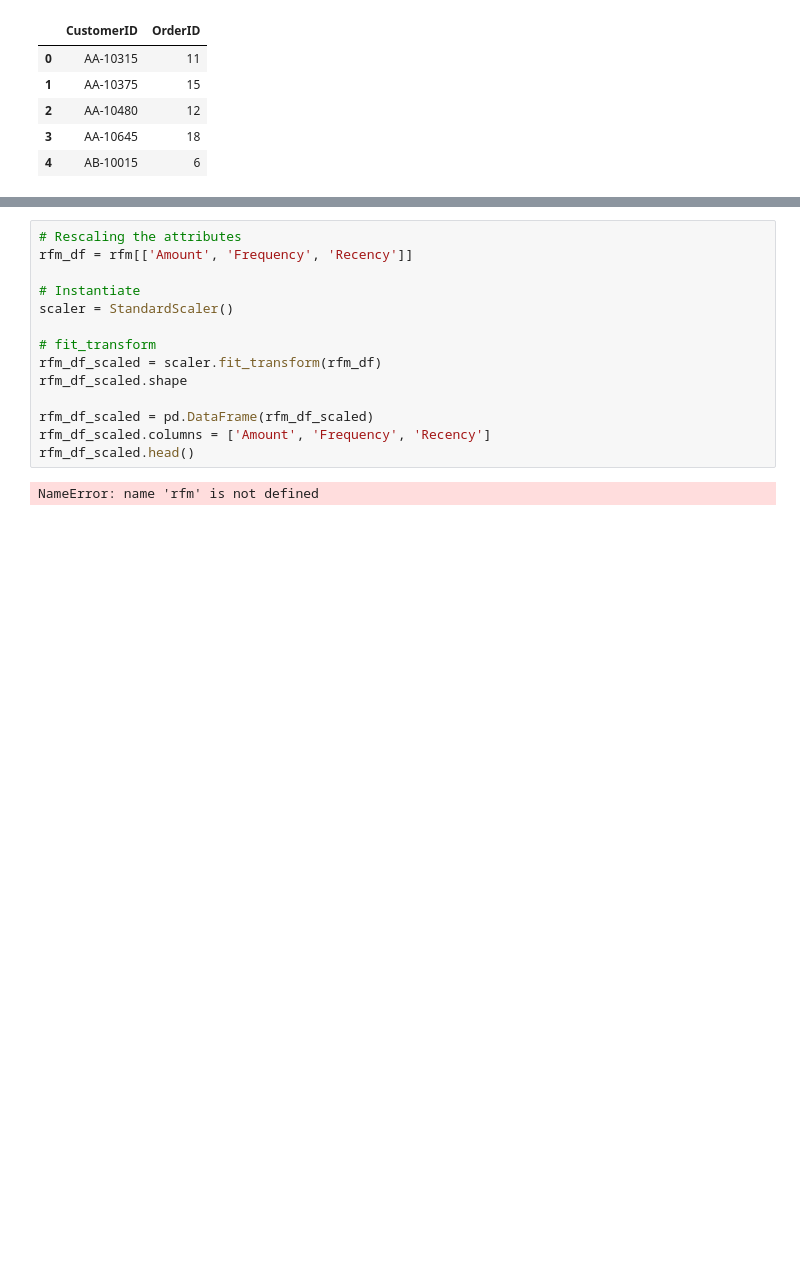
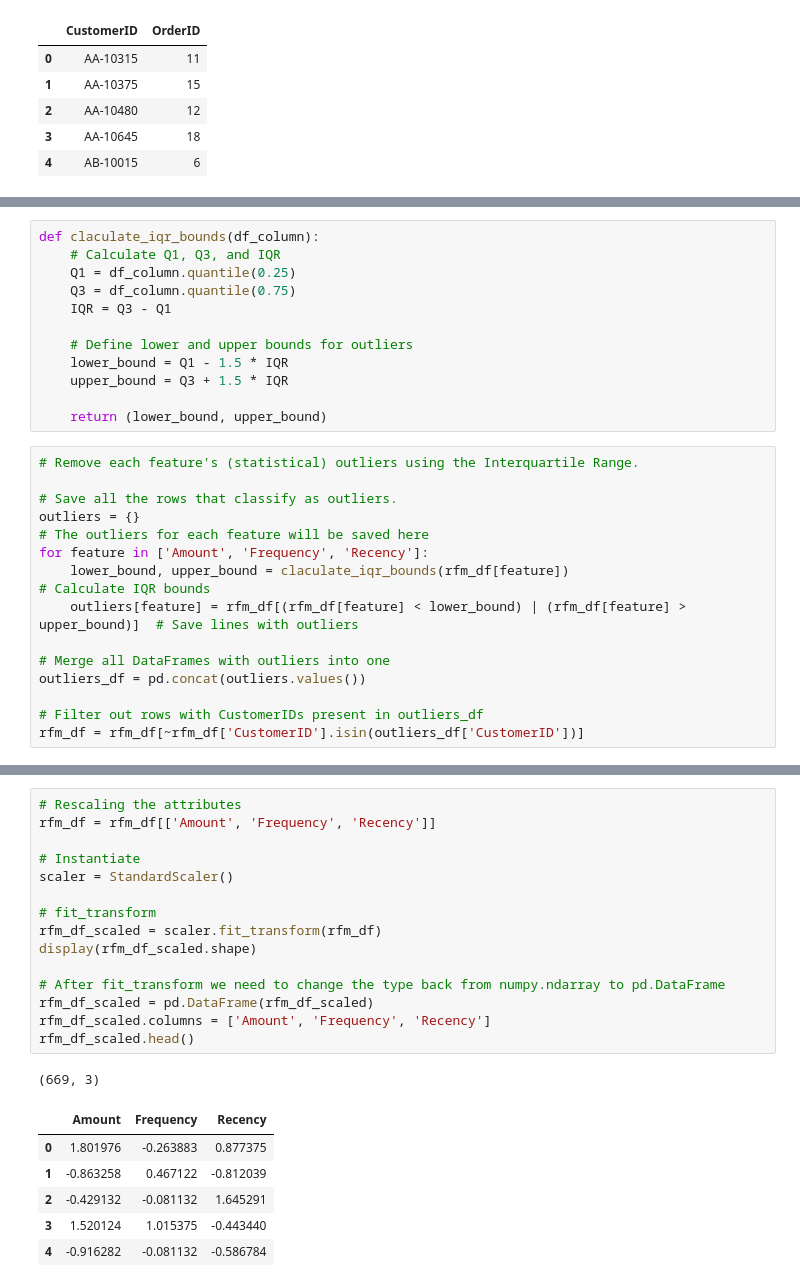
Before and after one commit to michalpasternak7/e-Commerce, a Jupyter notebook: superstore_clustering.ipynb, the cells around one changed output, grey strips where cells are left out. Cells and saved outputs as stored; diff of their text form; blank space fills up the shorter version.

```diff
--- a/superstore_clustering.ipynb
+++ b/superstore_clustering.ipynb
@@ -103,0 +142,26 @@ rfm_df
+# %%
+def claculate_iqr_bounds(df_column):
+    # Calculate Q1, Q3, and IQR
+    Q1 = df_column.quantile(0.25)
+    Q3 = df_column.quantile(0.75)
+    IQR = Q3 - Q1
+
+    # Define lower and upper bounds for outliers
+    lower_bound = Q1 - 1.5 * IQR
+    upper_bound = Q3 + 1.5 * IQR
+
+    return (lower_bound, upper_bound)
+# %%
+# Remove each feature's (statistical) outliers using the Interquartile Range.
+
+# Save all the rows that classify as outliers.
+outliers = {}                                                                                      # The outliers for each feature will be saved here
+for feature in ['Amount', 'Frequency', 'Recency']:
+    lower_bound, upper_bound = claculate_iqr_bounds(rfm_df[feature])                               # Calculate IQR bounds
+    outliers[feature] = rfm_df[(rfm_df[feature] < lower_bound) | (rfm_df[feature] > upper_bound)]  # Save lines with outliers
+
+# Merge all DataFrames with outliers into one
+outliers_df = pd.concat(outliers.values())
+
+# Filter out rows with CustomerIDs present in outliers_df
+rfm_df = rfm_df[~rfm_df['CustomerID'].isin(outliers_df['CustomerID'])]
@@ -104,16 +173,23 @@ rfm_df
 # %%
 # Rescaling the attributes
-rfm_df = rfm[['Amount', 'Frequency', 'Recency']]
+rfm_df = rfm_df[['Amount', 'Frequency', 'Recency']]
 
 # Instantiate
 scaler = StandardScaler()
 
 # fit_transform
 rfm_df_scaled = scaler.fit_transform(rfm_df)
-rfm_df_scaled.shape
+display(rfm_df_scaled.shape)
 
+# After fit_transform we need to change the type back from numpy.ndarray to pd.DataFrame
 rfm_df_scaled = pd.DataFrame(rfm_df_scaled)
 rfm_df_scaled.columns = ['Amount', 'Frequency', 'Recency']
 rfm_df_scaled.head()
 # %% [output]
-NameError: name 'rfm' is not defined
+(669, 3)
+|  | Amount | Frequency | Recency |
+| 0 | 1.801976 | -0.263883 | 0.877375 |
+| 1 | -0.863258 | 0.467122 | -0.812039 |
+| 2 | -0.429132 | -0.081132 | 1.645291 |
+| 3 | 1.520124 | 1.015375 | -0.443440 |
+| 4 | -0.916282 | -0.081132 | -0.586784 |
```
Also changed, not shown: parts of 8 cells of this notebook.
